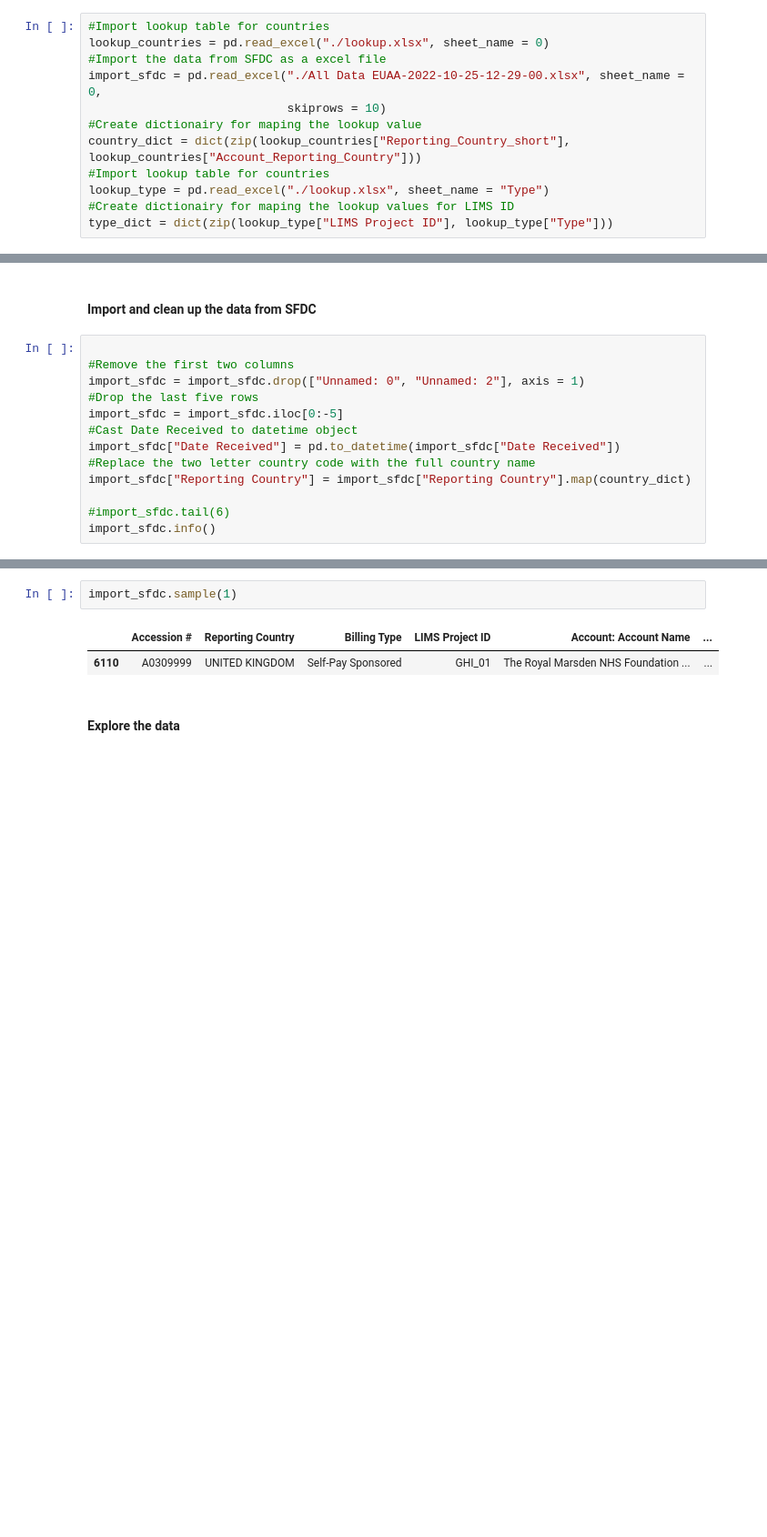
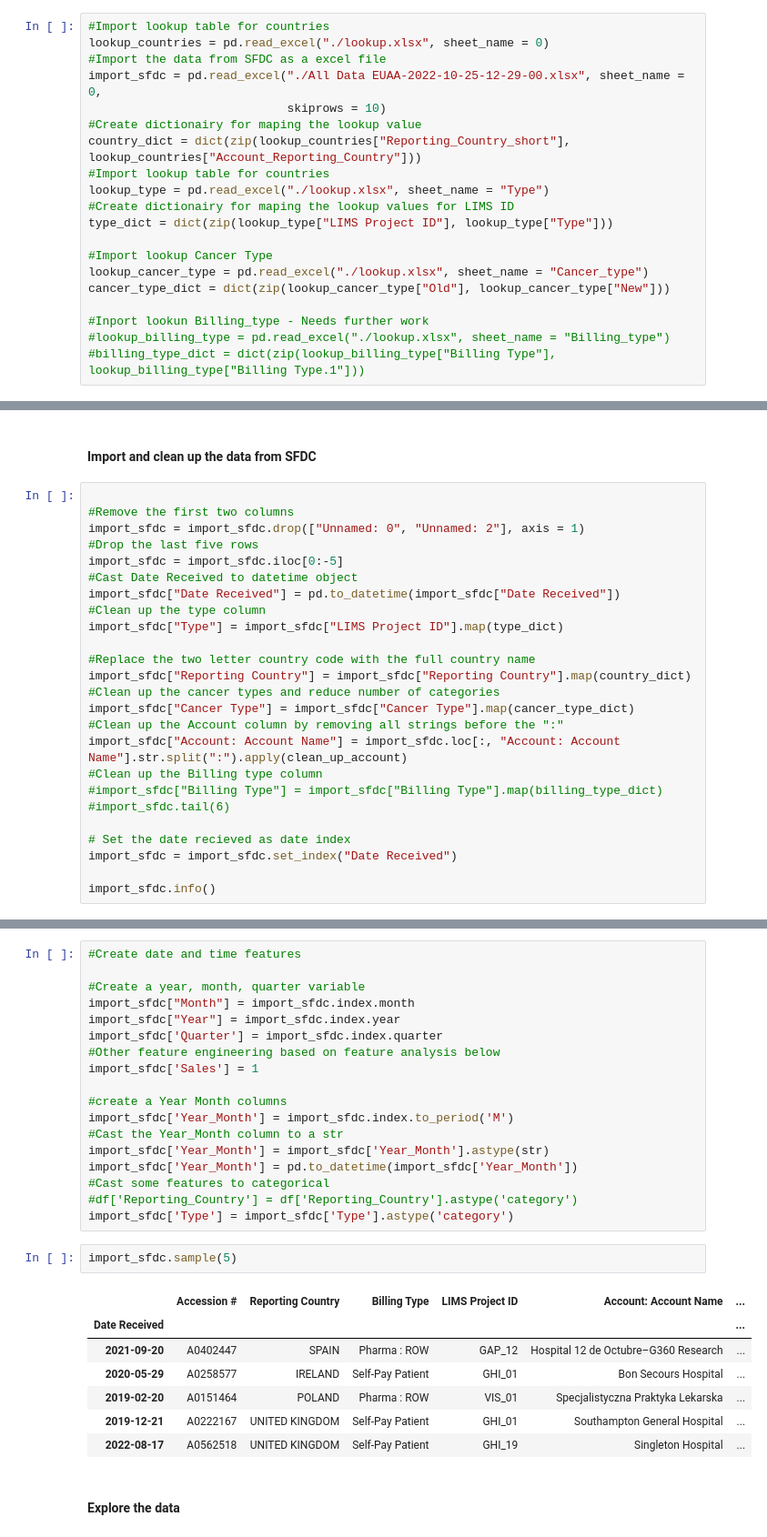
Before and after one commit to SilverSurferClash/Sales_analysis, a Jupyter notebook: Import_clean_SFDC_script.ipynb, the cells around one changed output, grey strips where cells are left out. Shown at 91% size. Drawn from its saved outputs; the diff is of its cells as text; blank space fills up the shorter version.

```diff
--- a/Import_clean_SFDC_script.ipynb
+++ b/Import_clean_SFDC_script.ipynb
@@ -54,6 +67,14 @@ country_dict = dict(zip(lookup_countries["Reporting_Country_short"], lookup_coun
 lookup_type = pd.read_excel("./lookup.xlsx", sheet_name = "Type")
 #Create dictionairy for maping the lookup values for LIMS ID
 type_dict = dict(zip(lookup_type["LIMS Project ID"], lookup_type["Type"]))
+
+#Import lookup Cancer Type
+lookup_cancer_type = pd.read_excel("./lookup.xlsx", sheet_name = "Cancer_type")
+cancer_type_dict = dict(zip(lookup_cancer_type["Old"], lookup_cancer_type["New"]))
+
+#Inport lookun Billing_type - Needs further work
+#lookup_billing_type = pd.read_excel("./lookup.xlsx", sheet_name = "Billing_type")
+#billing_type_dict = dict(zip(lookup_billing_type["Billing Type"], lookup_billing_type["Billing Type.1"]))
 # %%
 #Identify which LIMS id are not in the lookup
 unique_LIMS_id = list(set(import_sfdc["LIMS Project ID"]))
@@ -71,10 +114,22 @@ import_sfdc = import_sfdc.drop(["Unnamed: 0", "Unnamed: 2"], axis = 1)
 import_sfdc = import_sfdc.iloc[0:-5]
 #Cast Date Received to datetime object
 import_sfdc["Date Received"] = pd.to_datetime(import_sfdc["Date Received"])
+#Clean up the type column
+import_sfdc["Type"] = import_sfdc["LIMS Project ID"].map(type_dict)
+
 #Replace the two letter country code with the full country name
 import_sfdc["Reporting Country"] = import_sfdc["Reporting Country"].map(country_dict)
+#Clean up the cancer types and reduce number of categories
+import_sfdc["Cancer Type"] = import_sfdc["Cancer Type"].map(cancer_type_dict)
+#Clean up the Account column by removing all strings before the ":"
+import_sfdc["Account: Account Name"] = import_sfdc.loc[:, "Account: Account Name"].str.split(":").apply(clean_up_account)
+#Clean up the Billing type column
+#import_sfdc["Billing Type"] = import_sfdc["Billing Type"].map(billing_type_dict)
+#import_sfdc.tail(6)
 
-#import_sfdc.tail(6)
+# Set the date recieved as date index
+import_sfdc = import_sfdc.set_index("Date Received")
+
 import_sfdc.info()
 # %% [output]
 <class 'pandas.core.frame.DataFrame'>
@@ -97,8 +168,31 @@ memory usage: 1.1+ MB
+# %%
+#Create date and time features
+
+#Create a year, month, quarter variable
+import_sfdc["Month"] = import_sfdc.index.month
+import_sfdc["Year"] = import_sfdc.index.year
+import_sfdc['Quarter'] = import_sfdc.index.quarter
+#Other feature engineering based on feature analysis below
+import_sfdc['Sales'] = 1
+
+#create a Year Month columns
+import_sfdc['Year_Month'] = import_sfdc.index.to_period('M')
+#Cast the Year_Month column to a str
+import_sfdc['Year_Month'] = import_sfdc['Year_Month'].astype(str)
+import_sfdc['Year_Month'] = pd.to_datetime(import_sfdc['Year_Month'])
+#Cast some features to categorical
+#df['Reporting_Country'] = df['Reporting_Country'].astype('category')
+import_sfdc['Type'] = import_sfdc['Type'].astype('category')
 # %%
-import_sfdc.sample(1)
+import_sfdc.sample(5)
 # %% [output]
 |  | Accession # | Reporting Country | Billing Type | LIMS Project ID | Account: Account Name | ... |
-| 6110 | A0309999 | UNITED KINGDOM | Self-Pay Sponsored | GHI_01 | The Royal Marsden NHS Foundation ... | ... |
+| Date Received |  |  |  |  |  | ... |
+| 2021-09-20 | A0402447 | SPAIN | Pharma : ROW | GAP_12 | Hospital 12 de Octubre–G360 Research | ... |
+| 2020-05-29 | A0258577 | IRELAND | Self-Pay Patient | GHI_01 | Bon Secours Hospital | ... |
+| 2019-02-20 | A0151464 | POLAND | Pharma : ROW | VIS_01 | Specjalistyczna Praktyka Lekarska | ... |
+| 2019-12-21 | A0222167 | UNITED KINGDOM | Self-Pay Patient | GHI_01 | Southampton General Hospital | ... |
+| 2022-08-17 | A0562518 | UNITED KINGDOM | Self-Pay Patient | GHI_19 | Singleton Hospital | ... |
 # %% [markdown]
 #### Explore the data
 # %%
```
Also changed, not shown: parts of 29 cells of this notebook.
